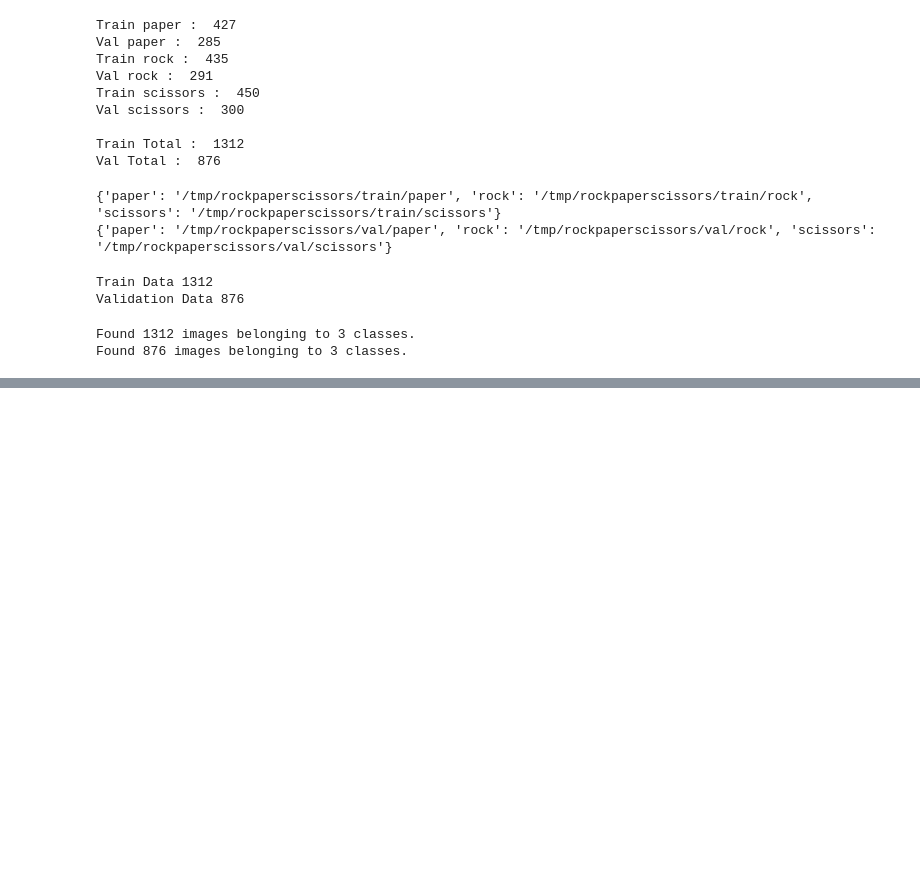
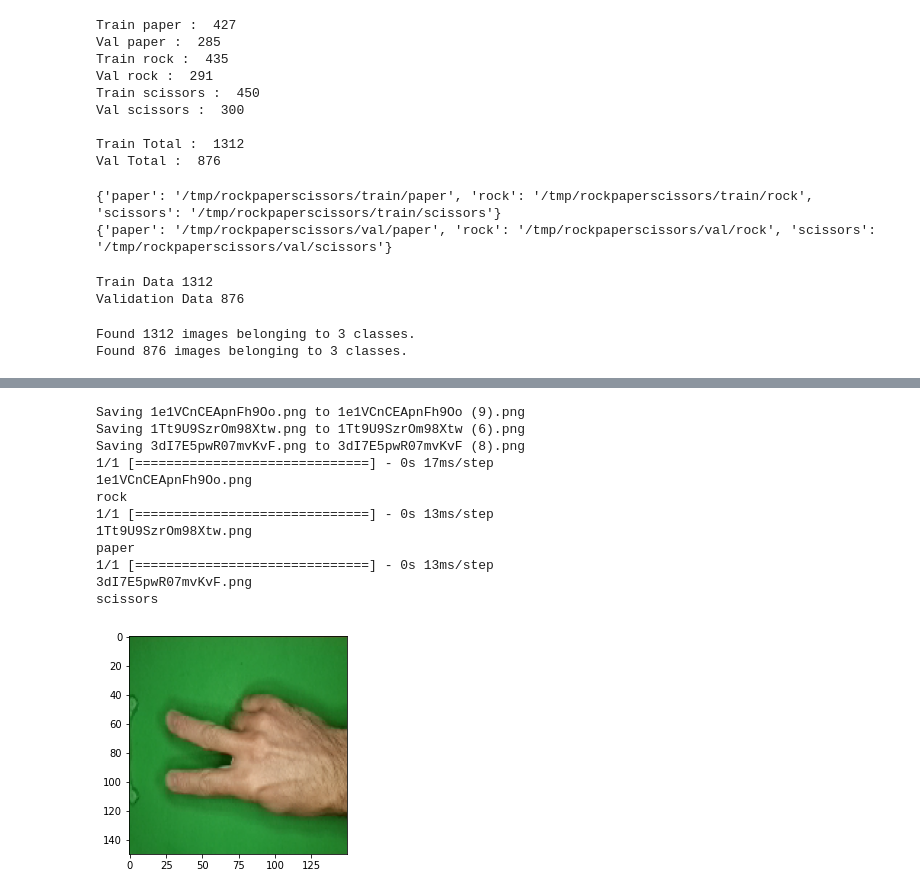
Before and after one commit to rezaafaisal/ml-rockpaperscissor, a Jupyter notebook: Submission_ML.ipynb, the cells around one changed output, grey strips where cells are left out. Drawn from its saved outputs; the diff is of its cells as text; code cells hidden in the pictures; blank space fills up the shorter version.

```diff
--- a/Submission_ML.ipynb
+++ b/Submission_ML.ipynb
@@ -109,8 +116,6 @@ train_datagen = ImageDataGenerator(
     rescale = 1./225,
     rotation_range = 20,
     horizontal_flip = True,
-    width_shift_range=.15,
-    height_shift_range=.15 ,
     zoom_range=0.5 ,
     fill_mode = 'nearest')
 
@@ -126,7 +131,7 @@ train_generator = train_datagen.flow_from_directory(
 val_generator = val_datagen.flow_from_directory(
     val_dir,
     target_size=(150,150),
-    batch_size=32,
+    batch_size=30,
     shuffle=True,
     class_mode='categorical')
 # %% [output]
@@ -154,7 +155,7 @@ num_classes = 3
 model.summary()
 # %%
 model.compile(loss='categorical_crossentropy',
-              optimizer=tf.optimizers.Adam(),
+              optimizer=tf.optimizers.RMSprop(),
               metrics=['accuracy'])
 # %%
 model.fit(
@@ -167,0 +188,19 @@ model.fit(
+# %%
+uploaded = files.upload()
+
+for fn in uploaded.keys():
+  #prediksi gambar
+  path = fn
+  img = image.load_img(path, target_size=(150,150))
+
+  imgplot = plt.imshow(img)
+  x = image.img_to_array(img)
+  x = np.expand_dims(x, axis=0)
+  images = np.vstack([x])
+
+
+  classes = model.predict(images, batch_size=30)
+  print(fn)
+
+  print(labels[np.argmax(classes)])
+# %% [output]
@@ -167,0 +208,13 @@ model.fit(
+Saving 1e1VCnCEApnFh9Oo.png to 1e1VCnCEApnFh9Oo (9).png
+Saving 1Tt9U9SzrOm98Xtw.png to 1Tt9U9SzrOm98Xtw (6).png
+Saving 3dI7E5pwR07mvKvF.png to 3dI7E5pwR07mvKvF (8).png
+1/1 [==============================] - 0s 17ms/step
+1e1VCnCEApnFh9Oo.png
+rock
+1/1 [==============================] - 0s 13ms/step
+1Tt9U9SzrOm98Xtw.png
+paper
+1/1 [==============================] - 0s 13ms/step
+3dI7E5pwR07mvKvF.png
+scissors
+[figure, added]
```
Also changed, not shown: parts of 6 cells of this notebook.
